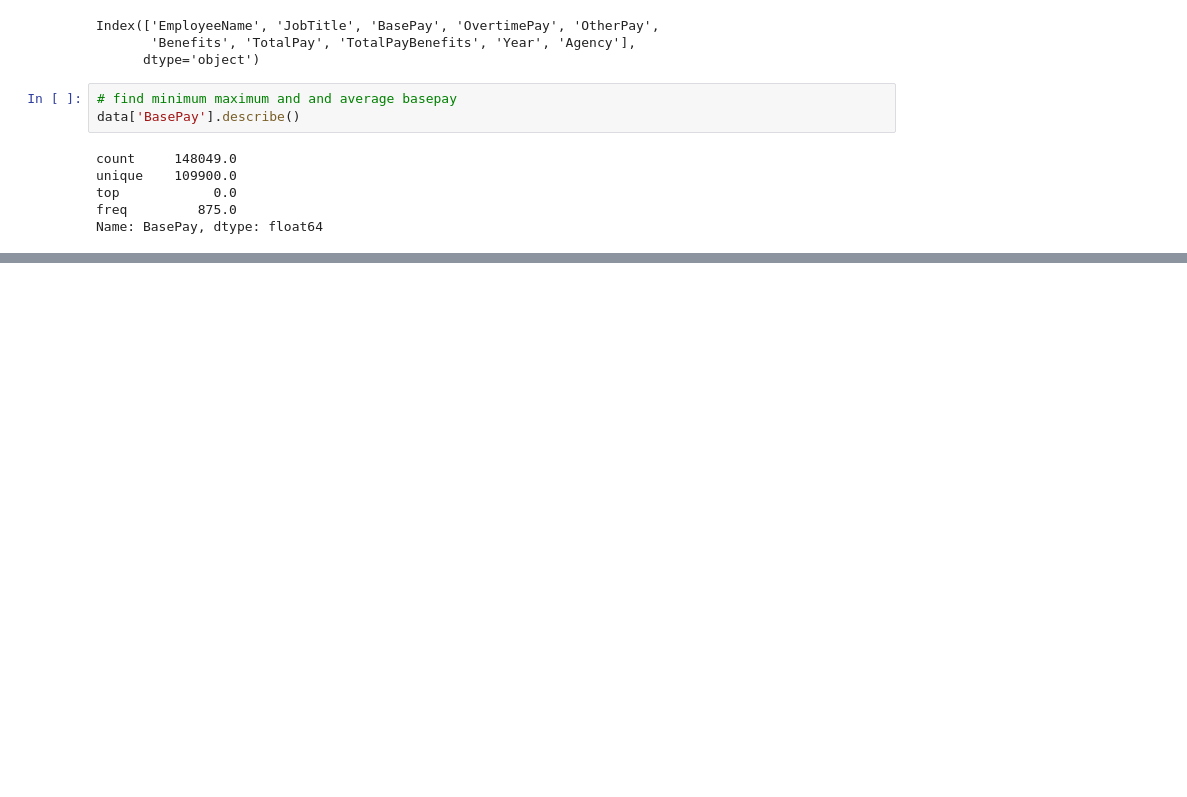
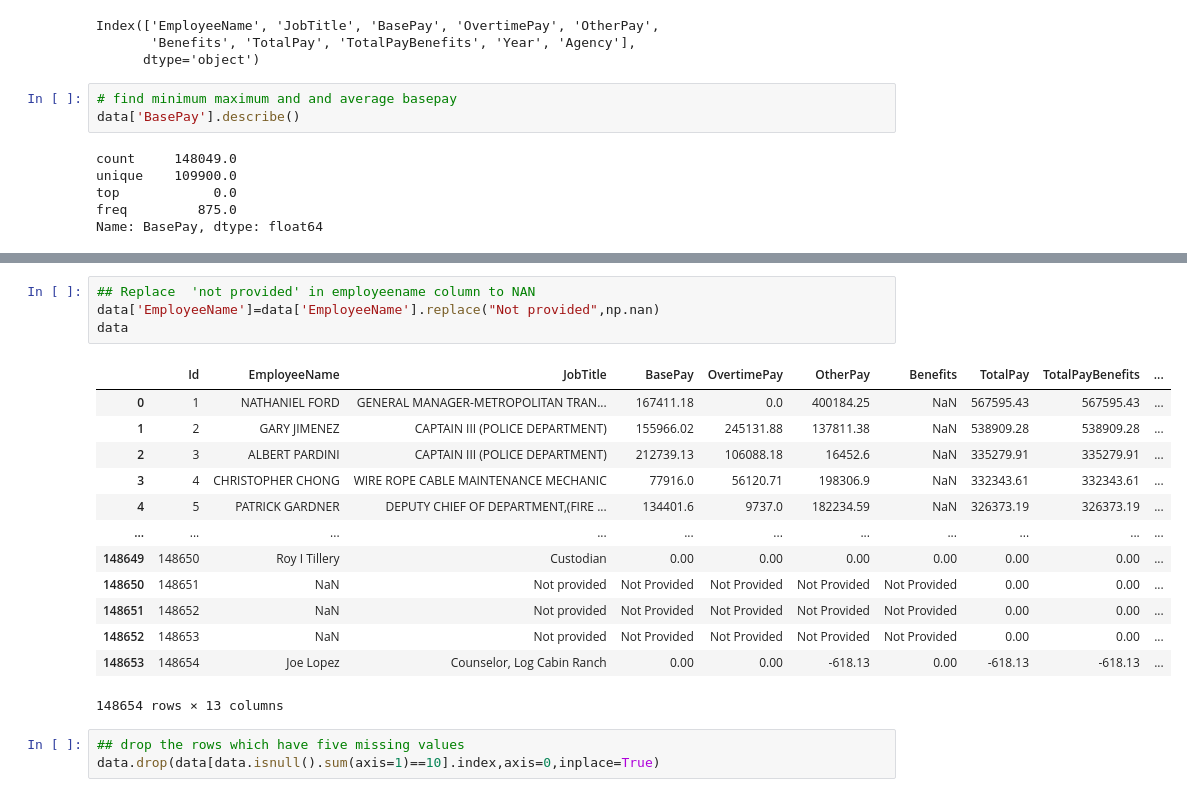
Before and after one commit to Vishwaskarma/Data-Science, a Jupyter notebook: Python/LearningProject/ProjectTwo/ProjectTwo.ipynb, the cells around one changed output, grey strips where cells are left out. Drawn from its saved outputs; the diff is of its cells as text; blank space fills up the shorter version.

```diff
--- a/Python/LearningProject/ProjectTwo/ProjectTwo.ipynb
+++ b/Python/LearningProject/ProjectTwo/ProjectTwo.ipynb
@@ -221,0 +230,21 @@ Name: BasePay, dtype: float64
+# %%
+## Replace  'not provided' in employeename column to NAN
+data['EmployeeName']=data['EmployeeName'].replace("Not provided",np.nan)
+data
+# %% [output]
+|  | Id | EmployeeName | JobTitle | BasePay | OvertimePay | OtherPay | Benefits | TotalPay | TotalPayBenefits | ... |
+| 0 | 1 | NATHANIEL FORD | GENERAL MANAGER-METROPOLITAN TRAN... | 167411.18 | 0.0 | 400184.25 | NaN | 567595.43 | 567595.43 | ... |
+| 1 | 2 | GARY JIMENEZ | CAPTAIN III (POLICE DEPARTMENT) | 155966.02 | 245131.88 | 137811.38 | NaN | 538909.28 | 538909.28 | ... |
+| 2 | 3 | ALBERT PARDINI | CAPTAIN III (POLICE DEPARTMENT) | 212739.13 | 106088.18 | 16452.6 | NaN | 335279.91 | 335279.91 | ... |
+| 3 | 4 | CHRISTOPHER CHONG | WIRE ROPE CABLE MAINTENANCE MECHANIC | 77916.0 | 56120.71 | 198306.9 | NaN | 332343.61 | 332343.61 | ... |
+| 4 | 5 | PATRICK GARDNER | DEPUTY CHIEF OF DEPARTMENT,(FIRE ... | 134401.6 | 9737.0 | 182234.59 | NaN | 326373.19 | 326373.19 | ... |
+| ... | ... | ... | ... | ... | ... | ... | ... | ... | ... | ... |
+| 148649 | 148650 | Roy I Tillery | Custodian | 0.00 | 0.00 | 0.00 | 0.00 | 0.00 | 0.00 | ... |
+| 148650 | 148651 | NaN | Not provided | Not Provided | Not Provided | Not Provided | Not Provided | 0.00 | 0.00 | ... |
+| 148651 | 148652 | NaN | Not provided | Not Provided | Not Provided | Not Provided | Not Provided | 0.00 | 0.00 | ... |
+| 148652 | 148653 | NaN | Not provided | Not Provided | Not Provided | Not Provided | Not Provided | 0.00 | 0.00 | ... |
+| 148653 | 148654 | Joe Lopez | Counselor, Log Cabin Ranch | 0.00 | 0.00 | -618.13 | 0.00 | -618.13 | -618.13 | ... |
+148654 rows × 13 columns
+# %%
+## drop the rows which have five missing values
+data.drop(data[data.isnull().sum(axis=1)==10].index,axis=0,inplace=True)
```
Also changed, not shown: parts of 9 cells of this notebook, 2 other files.
